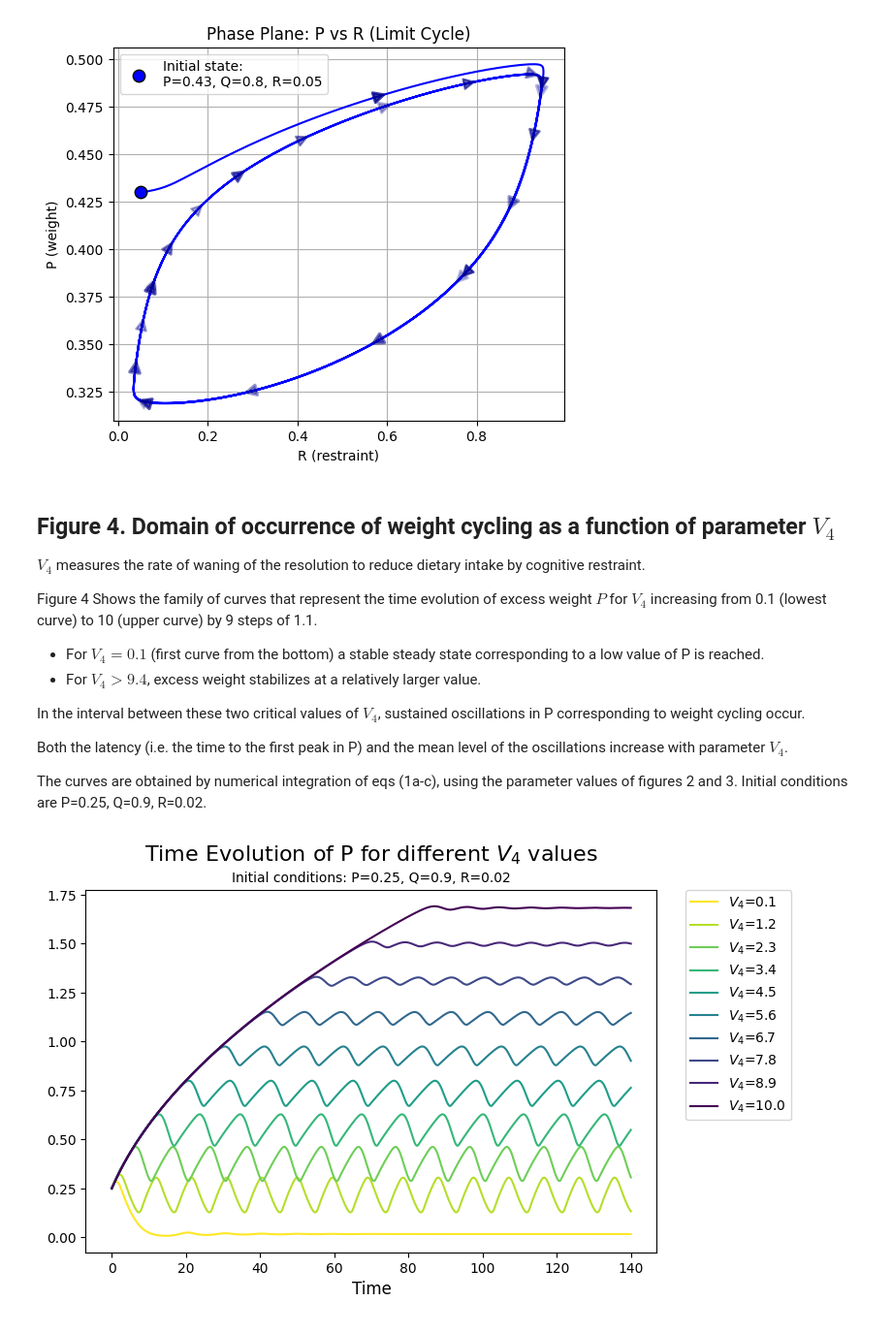
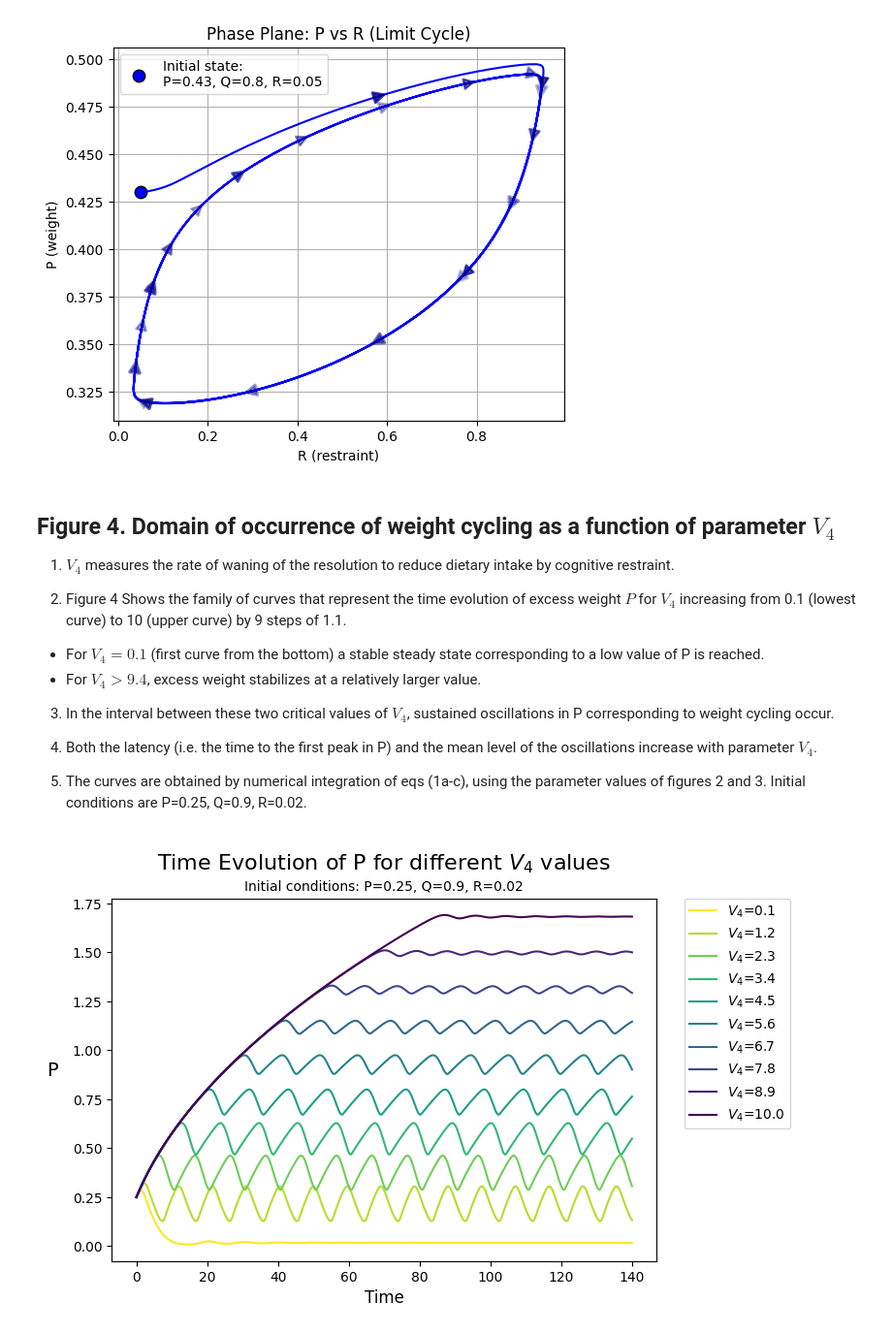
Before and after one commit to JingwenLuo7/ComplexSystem, a Jupyter notebook: Project_BlockII/PQR_model.ipynb, the cells around one changed output. Shown: that part at 97% size. Drawn from its saved outputs; the diff is of its cells as text; code cells hidden in the pictures.

Commit message:
test figure 5

```diff
--- a/Project_BlockII/PQR_model.ipynb
+++ b/Project_BlockII/PQR_model.ipynb
@@ -259,47 +261,48 @@ plot_traj(R2,P2,'blue',label_y02,full_path_figure3b_y02)
 # %% [markdown]
 ## Figure 4. Domain of occurrence of weight cycling as a function of parameter $V_4$
 
-$V_4$ measures the rate of waning of the resolution to reduce dietary intake by cognitive restraint.
+1. $V_4$ measures the rate of waning of the resolution to reduce dietary intake by cognitive restraint.
 
-Figure 4 Shows the family of curves that represent the time evolution of excess weight $P$ for $V_4$ increasing from 0.1 (lowest curve) to 10 (upper curve) by  9 steps of 1.1.
+2. Figure 4 Shows the family of curves that represent the time evolution of excess weight $P$ for $V_4$ increasing from 0.1 (lowest curve) to 10 (upper curve) by  9 steps of 1.1.
   - For $V_4=0.1$ (first curve from the bottom) a stable  steady state corresponding to a low value of P is reached.
   - For $V_4 > 9.4$, excess weight stabilizes at a relatively larger value.
 
-In the interval between these two critical values of $V_4$, sustained oscillations in P corresponding to weight cycling occur.
+3. In the interval between these two critical values of $V_4$, sustained oscillations in P corresponding to weight cycling occur.
 
-Both the latency (i.e. the time to the first peak in P) and the mean level of the oscillations increase with parameter $V_4$.
+4. Both the latency (i.e. the time to the first peak in P) and the mean level of the oscillations increase with parameter $V_4$.
 
-The curves are obtained by  numerical integration of eqs (1a-c), using the parameter values of figures 2 and 3. Initial conditions are P=0.25, Q=0.9, R=0.02.
+5. The curves are obtained by  numerical integration of eqs (1a-c), using the parameter values of figures 2 and 3. Initial conditions are P=0.25, Q=0.9, R=0.02.
 # %%
 def plot_timeEvo_v4(v4_vals,PATH):
   # Time span and evaluation points
   t_span = (0, 140)
   t_eval = np.linspace(*t_span, 1001)
 
   # Initial conditions
   y0 = [0.25, 0.90, 0.02]
 
   fig, ax = plt.subplots(figsize=(8, 5))
   colors = cm.viridis(np.linspace(1, 0, len(v4_vals)))
   for i, v4 in enumerate(v4_vals):
     params = [a, b, V1, V2, V3, v4, K, K1, K2, K3, K4]
     sol = solve_ivp(model_PQR, t_span, y0, args=(params,), t_eval=t_eval, rtol=1e-6)
     P = sol.y[0]
     # plot curves for P
     ax.plot(sol.t, P, linestyle='-', color=colors[i], label=f'$V_4$={v4:.1f}')
 
   # label
+  ax.set_ylabel('P', fontsize=14, rotation='horizontal', labelpad=15)
   ax.set_xlabel('Time', fontsize=12)
   ax.text(0.5, 1.08, 'Time Evolution of P for different $V_4$ values',
           horizontalalignment='center', transform=ax.transAxes, fontsize=16)
   ax.text(0.5, 1.02, f'Initial conditions: P={y0[0]}, Q={y0[1]}, R={y0[2]}',
           horizontalalignment='center', transform=ax.transAxes, fontsize=10)
   ax.legend(loc='best', bbox_to_anchor=(1.05, 1), borderaxespad=0.)
   plt.tight_layout()
   plt.savefig(PATH, dpi=300, bbox_inches='tight')
   plt.show()
 
 v4_vals = np.arange(0.1, 10.1, 1.1)
 plot_timeEvo_v4(v4_vals,full_path_figure4)
 # %% [output]
-[figure, old version]
+[figure, new version]
```
Also changed, not shown: parts of 9 cells of this notebook.
